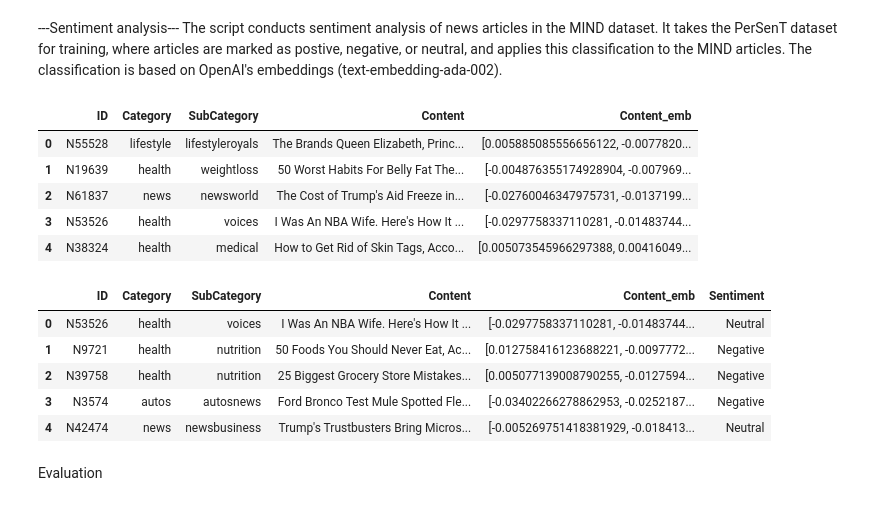
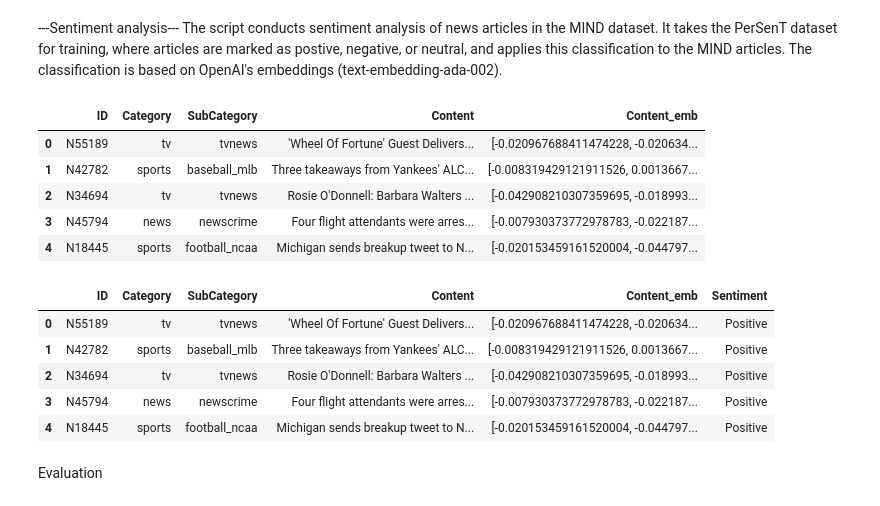
Before and after one commit to krisbara/GPT-Recommender-systems, a Jupyter notebook: sentiment_analysis.ipynb, the cells around one changed output. Cells and saved outputs as stored; diff of their text form; code cells hidden in the pictures.

```diff
--- a/sentiment_analysis.ipynb
+++ b/sentiment_analysis.ipynb
@@ -10,13 +10,13 @@ import matplotlib.pyplot as plt
 # %%
-news = pd.read_csv("embeddings/news_emb_final.csv") #document with user interactions
+news = pd.read_csv("embeddings/news_emb_TEST.csv") #document with user interactions
 news.head()
 # %% [output]
 |  | ID | Category | SubCategory | Content | Content_emb |
-| 0 | N55528 | lifestyle | lifestyleroyals | The Brands Queen Elizabeth, Princ... | [0.005885085556656122, -0.0077820... |
-| 1 | N19639 | health | weightloss | 50 Worst Habits For Belly Fat The... | [-0.004876355174928904, -0.007969... |
-| 2 | N61837 | news | newsworld | The Cost of Trump's Aid Freeze in... | [-0.02760046347975731, -0.0137199... |
-| 3 | N53526 | health | voices | I Was An NBA Wife. Here's How It ... | [-0.0297758337110281, -0.01483744... |
-| 4 | N38324 | health | medical | How to Get Rid of Skin Tags, Acco... | [0.005073545966297388, 0.00416049... |
+| 0 | N55189 | tv | tvnews | 'Wheel Of Fortune' Guest Delivers... | [-0.020967688411474228, -0.020634... |
+| 1 | N42782 | sports | baseball_mlb | Three takeaways from Yankees' ALC... | [-0.008319429121911526, 0.0013667... |
+| 2 | N34694 | tv | tvnews | Rosie O'Donnell: Barbara Walters ... | [-0.042908210307359695, -0.018993... |
+| 3 | N45794 | news | newscrime | Four flight attendants were arres... | [-0.007930373772978783, -0.022187... |
+| 4 | N18445 | sports | football_ncaa | Michigan sends breakup tweet to N... | [-0.020153459161520004, -0.044797... |
 # %%
 # Function to perform sentiment analysis using TextBlob
 def analyze_sentiment(text):
@@ -36,8 +36,8 @@ news['Sentiment'] = news['Content'].apply(analyze_sentiment)
 news.head()
 # %% [output]
 |  | ID | Category | SubCategory | Content | Content_emb | Sentiment |
-| 0 | N53526 | health | voices | I Was An NBA Wife. Here's How It ... | [-0.0297758337110281, -0.01483744... | Neutral |
-| 1 | N9721 | health | nutrition | 50 Foods You Should Never Eat, Ac... | [0.012758416123688221, -0.0097772... | Negative |
-| 2 | N39758 | health | nutrition | 25 Biggest Grocery Store Mistakes... | [0.005077139008790255, -0.0127594... | Negative |
-| 3 | N3574 | autos | autosnews | Ford Bronco Test Mule Spotted Fle... | [-0.03402266278862953, -0.0252187... | Negative |
-| 4 | N42474 | news | newsbusiness | Trump's Trustbusters Bring Micros... | [-0.005269751418381929, -0.018413... | Neutral |
+| 0 | N55189 | tv | tvnews | 'Wheel Of Fortune' Guest Delivers... | [-0.020967688411474228, -0.020634... | Positive |
+| 1 | N42782 | sports | baseball_mlb | Three takeaways from Yankees' ALC... | [-0.008319429121911526, 0.0013667... | Positive |
+| 2 | N34694 | tv | tvnews | Rosie O'Donnell: Barbara Walters ... | [-0.042908210307359695, -0.018993... | Positive |
+| 3 | N45794 | news | newscrime | Four flight attendants were arres... | [-0.007930373772978783, -0.022187... | Positive |
+| 4 | N18445 | sports | football_ncaa | Michigan sends breakup tweet to N... | [-0.020153459161520004, -0.044797... | Positive |
```
Also changed, not shown: parts of 10 cells of this notebook.
